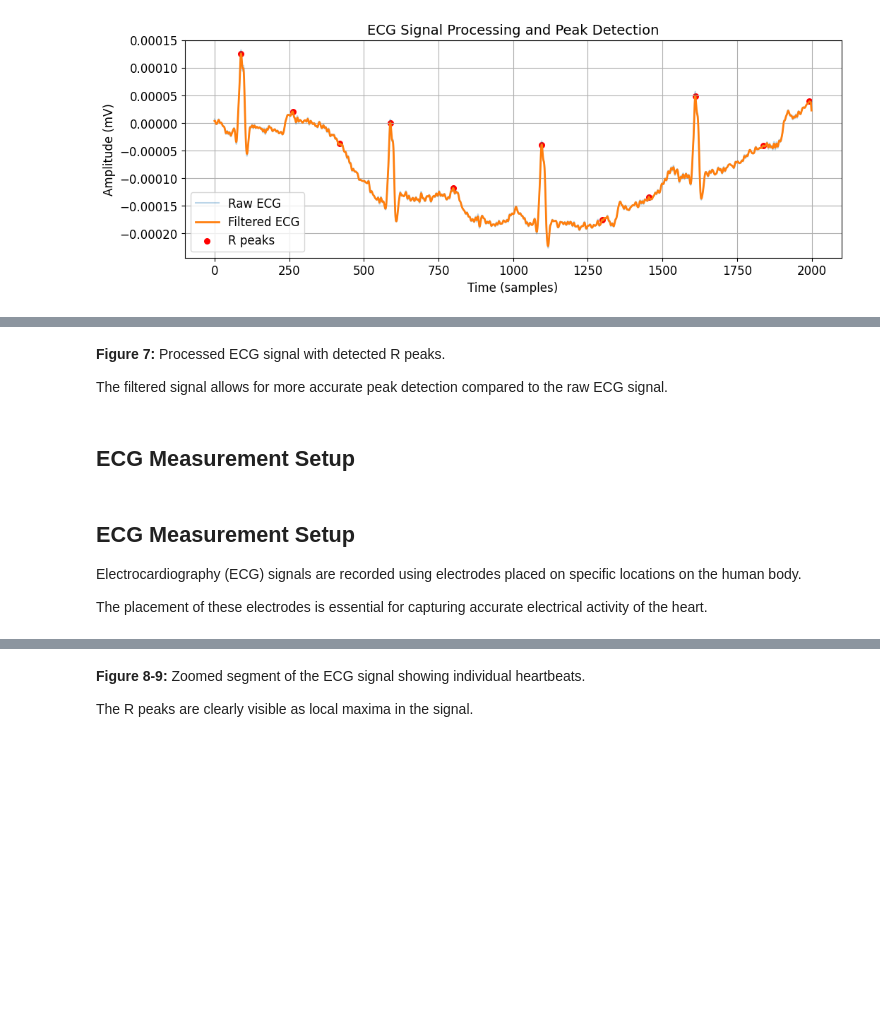
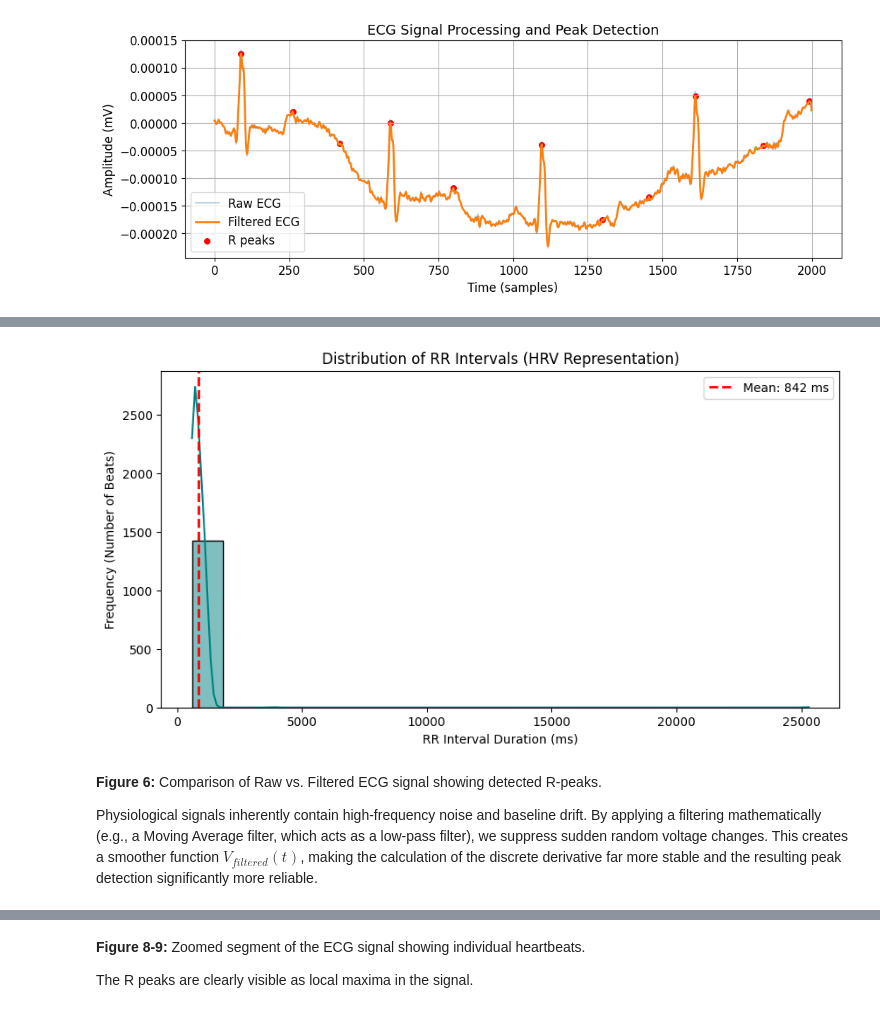
Before and after one commit to PlamenPlamenovStanchev/MathForDevs-Final-Project, a Jupyter notebook: ecg_analysis.ipynb, the cells around one changed output, grey strips where cells are left out. Cells and saved outputs as stored; diff of their text form; code cells hidden in the pictures; blank space fills up the shorter version.

```diff
--- a/ecg_analysis.ipynb
+++ b/ecg_analysis.ipynb
@@ -430,3 +418,10 @@ plt.legend()
 plt.show()
 # %% [output]
 [figure]
+# %%
+rr_intervals = np.diff(peaks)
+# %%
+fs = 250  # Sampling frequency of physiological data
+rr_seconds = rr_intervals / fs
+heart_rate_bpm = 60 / np.mean(rr_seconds)
+print(f"Estimated Average Heart Rate: {heart_rate_bpm:.1f} BPM")
@@ -433,12 +434,17 @@ plt.show()
+# %%
+
+
+plt.figure(figsize=(10, 5))
+sns.histplot(rr_seconds * 1000, bins=20, kde=True, color='teal')  # Convert to milliseconds for HRV standard
+plt.title("Distribution of RR Intervals (HRV Representation)")
+plt.xlabel("RR Interval Duration (ms)")
+plt.ylabel("Frequency (Number of Beats)")
+plt.axvline(np.mean(rr_seconds * 1000), color='red', linestyle='dashed', linewidth=2, label=f'Mean: {np.mean(rr_seconds * 1000):.0f} ms')
+plt.legend()
+plt.show()
+# %% [output]
+[figure, added]
 # %% [markdown]
-**Figure 7:** Processed ECG signal with detected R peaks.
+**Figure 6:** Comparison of Raw vs. Filtered ECG signal showing detected R-peaks.
 
-The filtered signal allows for more accurate peak detection compared to the raw ECG signal.
+Physiological signals inherently contain high-frequency noise and baseline drift. By applying a filtering mathematically (e.g., a Moving Average filter, which acts as a low-pass filter), we suppress sudden random voltage changes. This creates a smoother function $V_{filtered}(t)$, making the calculation of the discrete derivative far more stable and the resulting peak detection significantly more reliable.
-# %% [markdown]
-## ECG Measurement Setup
-# %% [markdown]
-## ECG Measurement Setup
-
-Electrocardiography (ECG) signals are recorded using electrodes placed on specific locations on the human body.
-
-The placement of these electrodes is essential for capturing accurate electrical activity of the heart.
```
Also changed, not shown: parts of 25 cells of this notebook, 2 other files.
